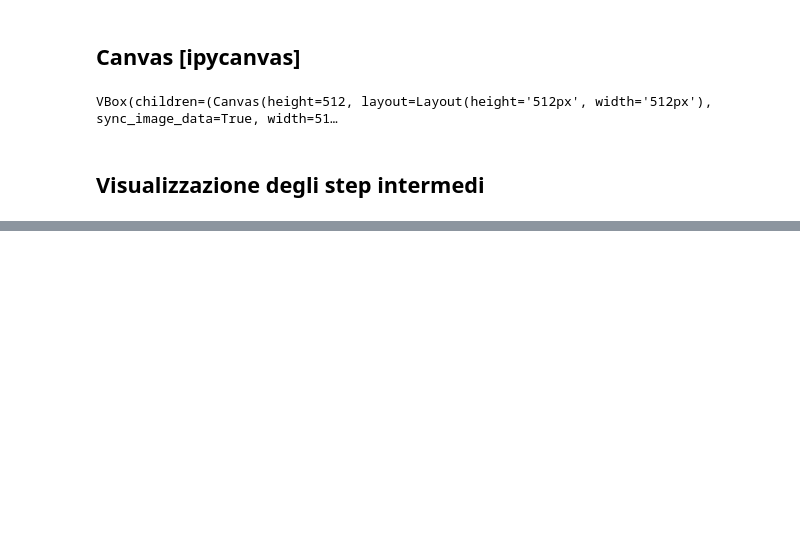
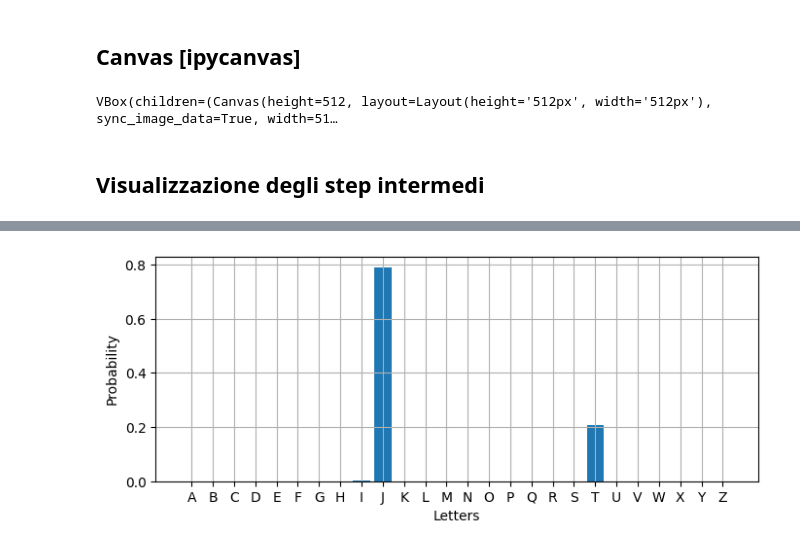
Before and after one commit to ChristianPozzoli/cnn-handwritten-alphabet-recognition, a Jupyter notebook: cnn-keras.ipynb, the cells around one changed output, grey strips where cells are left out. Saved outputs shown, nothing was run; the diff lists cells and outputs as text; code cells hidden in the pictures; blank space fills up the shorter version.

```diff
--- a/cnn-keras.ipynb
+++ b/cnn-keras.ipynb
@@ -629 +690,10 @@ NameError: name 'np' is not defined
+# %%
+letters = np.array(list(word_dict.values()))
+fig, ax = plt.subplots(1,1, figsize=(8,3))
+ax.bar(letters, pred[0])
+ax.set(xlabel="Letters", ylabel="Probability")
+ax.grid()
+plt.show()
+# %% [output]
+[figure, added]
 # %%
```
Also changed, not shown: parts of 21 cells of this notebook, 3 other files.
